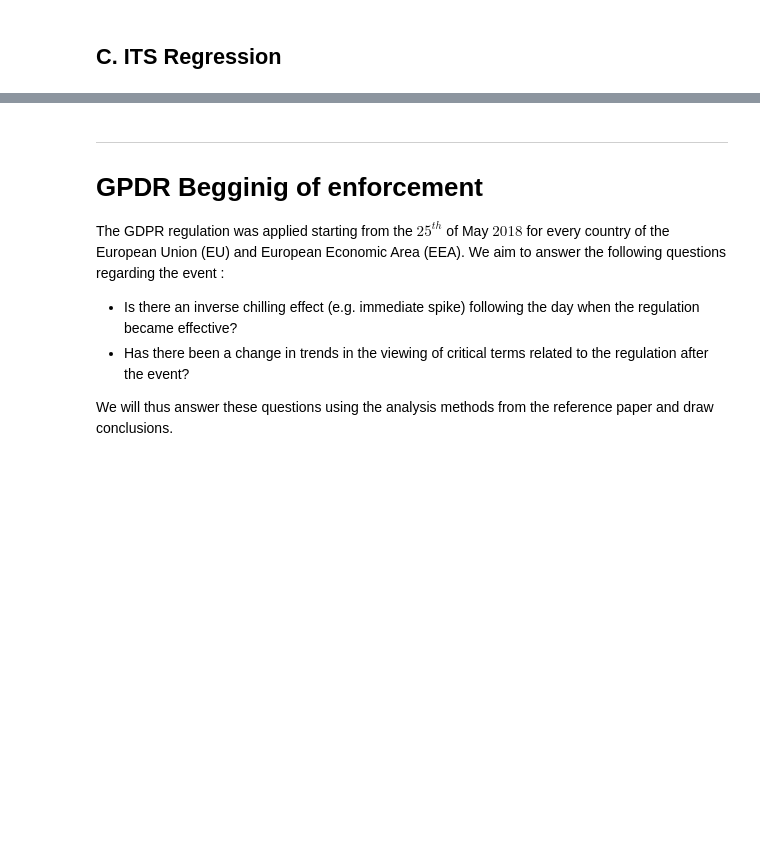
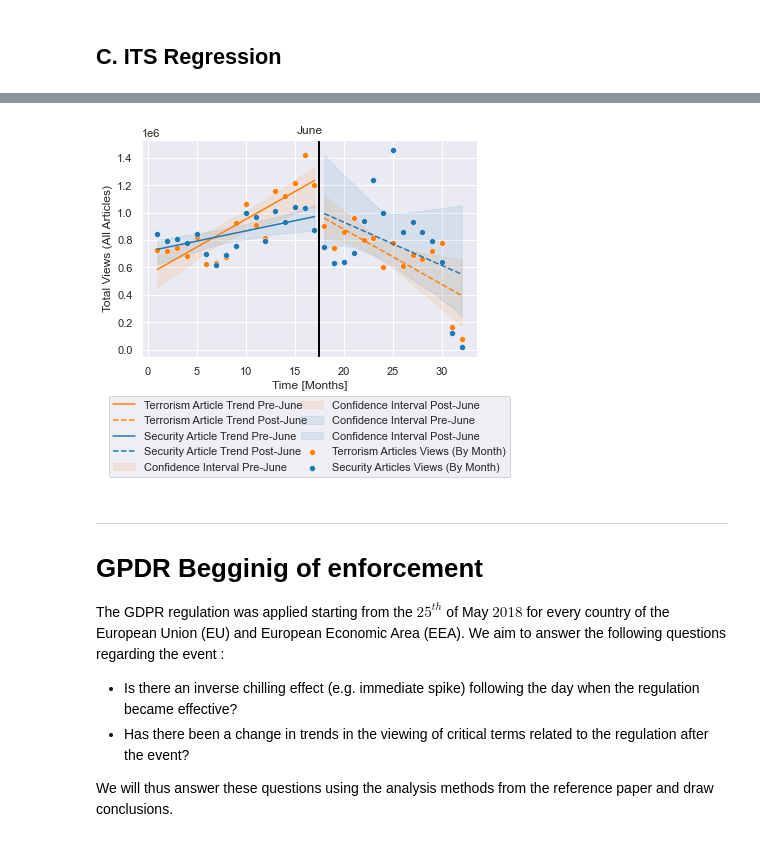
Before and after one commit to epfl-ada/ada-2020-project-milestone-p3-p3_studybuddy, a Jupyter notebook: MilestoneP3.ipynb, the cells around one changed output, grey strips where cells are left out. Saved outputs shown, nothing was run; the diff lists cells and outputs as text; code cells hidden in the pictures; blank space fills up the shorter version.

```diff
--- a/MilestoneP3.ipynb
+++ b/MilestoneP3.ipynb
@@ -330,0 +383,15 @@ segmented_reg_1_set(m_data,'2013-06-06')
+# %%
+def plot_trends_confidence_intervals(df, reference_point, ypred, y_error, color):
+    '''
+    Plot the monthly time series and regressions with the confidence interval for the
+    given dataset and its interruption moment.
+    :param pd.DataFrame df: the dataframe containing the time series elements
+    :param int reference_point: the interruption month's index
+    :param pandas.Series ypred: the trend values following the ITS regression model
+    :param numpy.ndarray y_error: the lower and upper 95% confidence interval
+    :param string color: the color for plotting
+    '''
+    plt.plot(df['index'][:reference_point], ypred[:reference_point], color=color, linestyle='-')
+    plt.plot(df['index'][reference_point:], ypred[reference_point:], color=color, linestyle='--')
+    plt.fill_between(df['index'][reference_point:], y_error[:,0][reference_point:], y_error[:,1][reference_point:], color=color, alpha=0.1)
+    plt.fill_between(df['index'][:reference_point], y_error[:,0][:reference_point], y_error[:,1][:reference_point], color=color, alpha=0.1)
@@ -338,3 +449,10 @@ The European Parliament adopted the GDPR Regulation text on the $27^{th}$ of Apr
 We will thus answer these questions using the analysis methods from the reference paper and draw conclusions.
 # %% [markdown]
 ## A. Monthly Aggregation
+# %%
+# Reference point is the month of June 2013
+reference_point = 17
+
+# Count the total number of views of 47 wikipedia article per month.
+g = agg_monthly(data).reset_index()
+g_security = agg_monthly(data_security).reset_index()
@@ -340,0 +463,10 @@ We will thus answer these questions using the analysis methods from the referenc
+# %%
+# Compute trends predictions for terrorism datasets
+temp = monthly_views_formatting(g, 17)
+ypred = fit_model(formula='Pageviews ~ index + C(X) + XT', data=temp, predictor=temp, seed=2)
+
+# Compute trends predictions for domestic security-related datasets
+temp_security = monthly_views_formatting(g_security, 17)
+ypred_security = fit_model(formula='Pageviews ~ index + C(X) + XT', data=temp_security, predictor=temp_security, seed=2)
+
+ypred.head()
@@ -345,3 +494,11 @@ We will thus answer these questions using the analysis methods from the referenc
+# %%
+# Compute 95% confidence intervals for each monthly estimated average
+y_error_terrorism = bootstrap_CI(temp, 200)
+y_error_security = bootstrap_CI(temp_security, 200)
+# %%
+plotting('June', 'Terrorism', 'Security', reference_point, temp, ypred, y_error_terrorism, temp_security, ypred_security, y_error_security)
+# %% [output]
+[figure, added]
 # %% [markdown]
 ---
 # GPDR Begginig of enforcement
```
Also changed, not shown: parts of 15 cells of this notebook.
